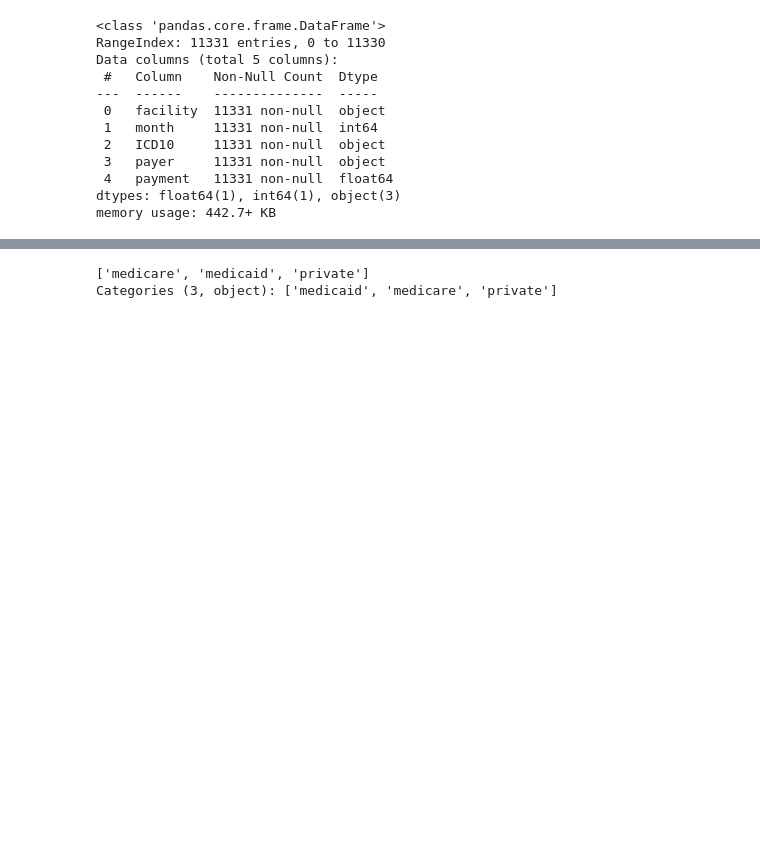
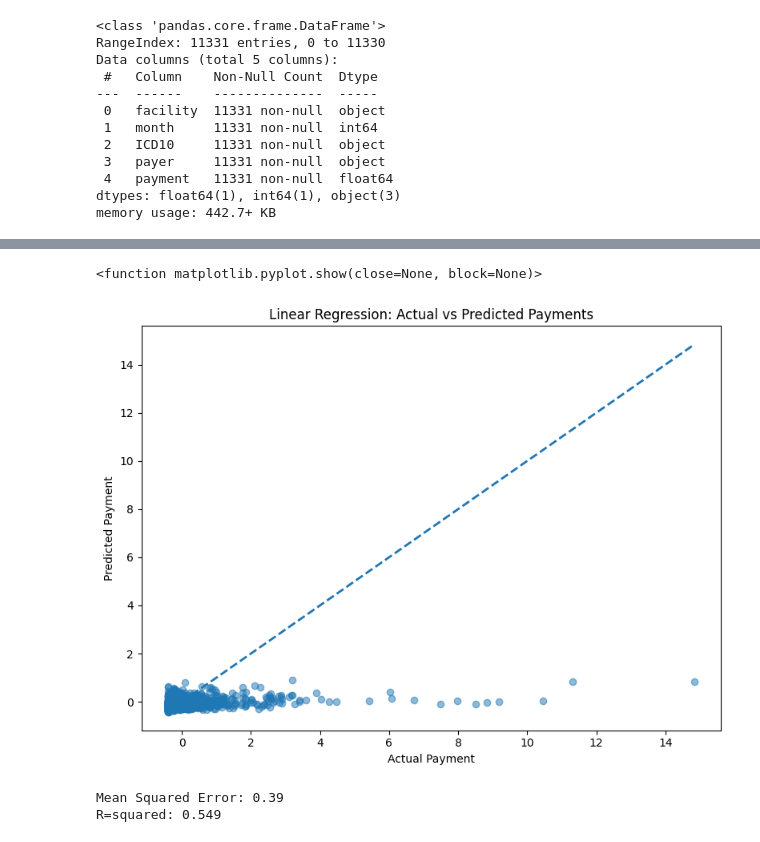
Before and after one commit to mha2112/Insurers, a Jupyter notebook: analysis.ipynb, the cells around one changed output, grey strips where cells are left out. Saved outputs shown, nothing was run; the diff lists cells and outputs as text; code cells hidden in the pictures; blank space fills up the shorter version.

```diff
--- a/analysis.ipynb
+++ b/analysis.ipynb
@@ -720,4 +721,17 @@ R=squared: 0.10
 # %%
+#scatter plot for linear regression
+fig, ax = plt.subplots(figsize=(8,6))
+ax.scatter(np.expm1(y_test), np.expm1(y_pred), alpha=0.5)
+ax.plot([0, np.expm1(y_test).max()], [0, np.expm1(y_test).max()],
+         lw=2, linestyle='--', label='Perfect Fit')
+
+#parameters of regression line
+ax.set_title('Linear Regression: Actual vs Predicted Payments')
+ax.set_xlabel('Actual Payment')
+ax.set_ylabel('Predicted Payment')
+ax.legend
+plt.tight_layout()
+plt.show
 # %% [output]
-['medicare', 'medicaid', 'private']
-Categories (3, object): ['medicaid', 'medicare', 'private']
+<function matplotlib.pyplot.show(close=None, block=None)>
+[figure, added]
@@ -723,0 +747,29 @@ Categories (3, object): ['medicaid', 'medicare', 'private']
+# %%
+#Random forest model changed to GradientBoost model
+X = pd.get_dummies(top_ICD10_month[['facility', 'payer', 'ICD10', 'month']], drop_first=True)
+y = np.log1p(top_ICD10_month['payment_model'])
+
+
+#split into training sets
+X_train, X_test, y_train, y_test = train_test_split(X, y, test_size=0.2, random_state=42)
+
+#Random forest model
+gb = GradientBoostingRegressor(n_estimators=300, learning_rate=0.05, random_state=42)
+
+#fit model
+gb.fit(X_train, y_train)
+
+#predict the model
+y_pred_log = rf.predict(X_test)
+y_pred = np.expm1(y_pred_log)
+y_true = np.expm1(y_test)
+
+#conclusions
+mse = mean_squared_error(y_true, y_pred)
+r2 = r2_score(y_true, y_pred)
+
+print(f'Mean Squared Error: {mse:,.2f}')
+print(f'R=squared: {r2:.3f}')
+# %% [output]
+Mean Squared Error: 0.39
+R=squared: 0.549
```
Also changed, not shown: parts of 15 cells of this notebook.
